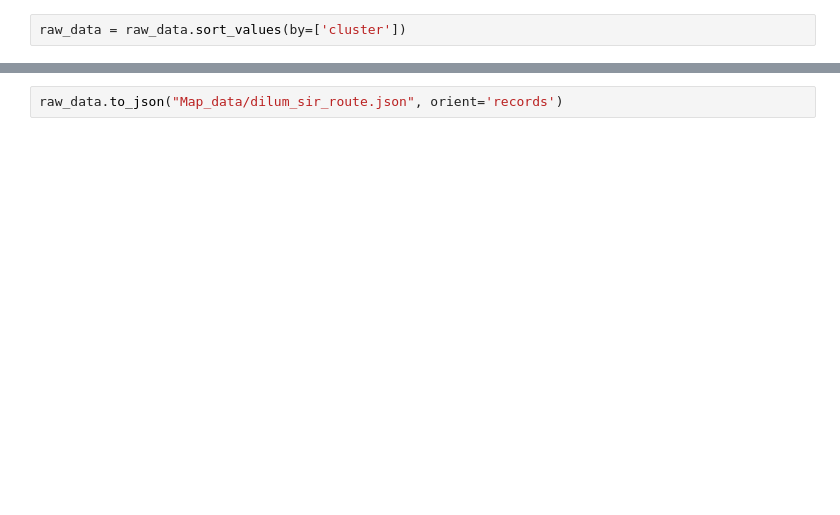
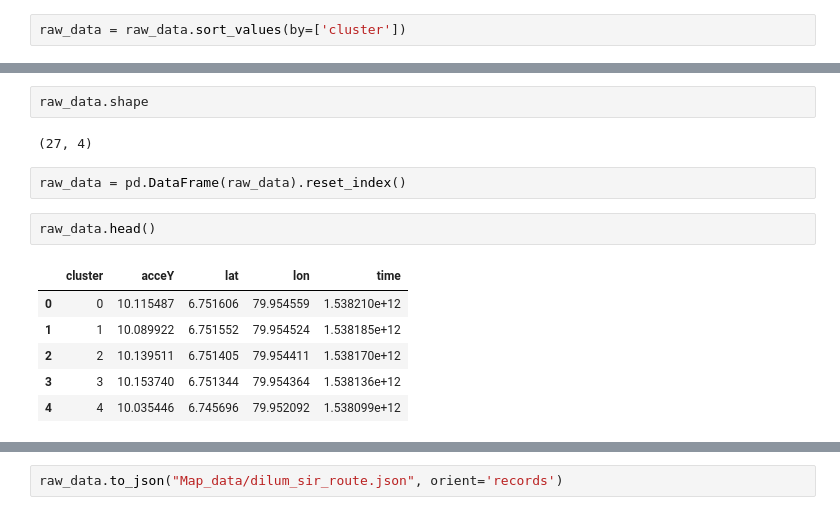
Before and after one commit to codemogroup/iRoads_Anomaly_Detection_using_Machine_Learning, a Jupyter notebook: Anomaly_Detection/Cluster_Data_Post_Processor.ipynb, the cells around one changed output, grey strips where cells are left out. Drawn from its saved outputs; the diff is of its cells as text; blank space fills up the shorter version.

```diff
--- a/Anomaly_Detection/Cluster_Data_Post_Processor.ipynb
+++ b/Anomaly_Detection/Cluster_Data_Post_Processor.ipynb
@@ -64,0 +72,15 @@ raw_data.head(5)
+# %%
+raw_data.shape
+# %% [output]
+(27, 4)
+# %%
+raw_data = pd.DataFrame(raw_data).reset_index()
+# %%
+raw_data.head()
+# %% [output]
+|  | cluster | acceY | lat | lon | time |
+| 0 | 0 | 10.115487 | 6.751606 | 79.954559 | 1.538210e+12 |
+| 1 | 1 | 10.089922 | 6.751552 | 79.954524 | 1.538185e+12 |
+| 2 | 2 | 10.139511 | 6.751405 | 79.954411 | 1.538170e+12 |
+| 3 | 3 | 10.153740 | 6.751344 | 79.954364 | 1.538136e+12 |
+| 4 | 4 | 10.035446 | 6.745696 | 79.952092 | 1.538099e+12 |
```
Also changed, not shown: parts of 9 cells of this notebook, 2 other files.
